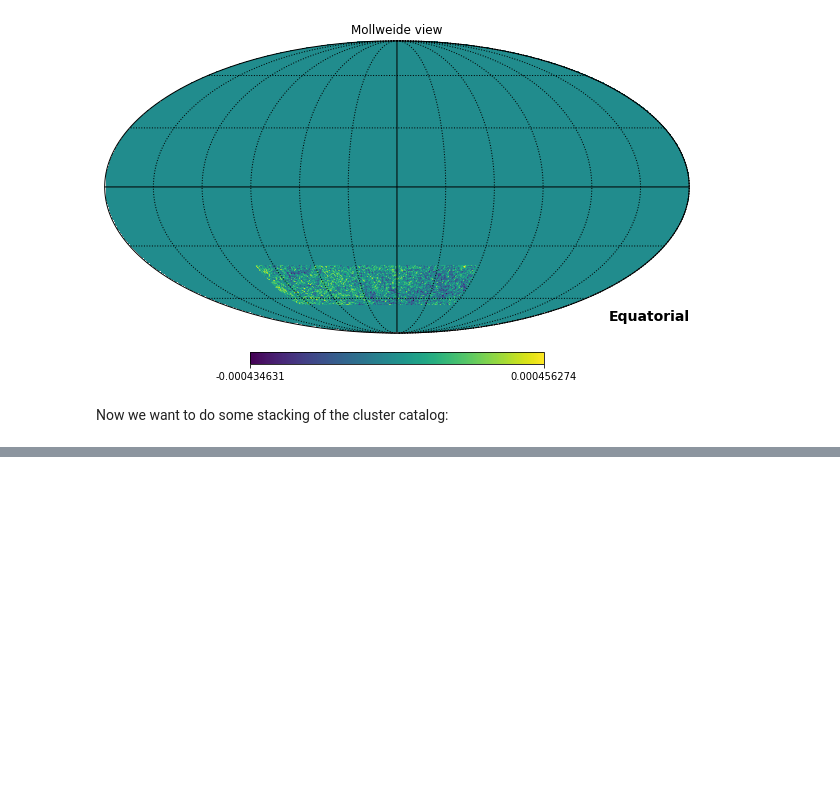
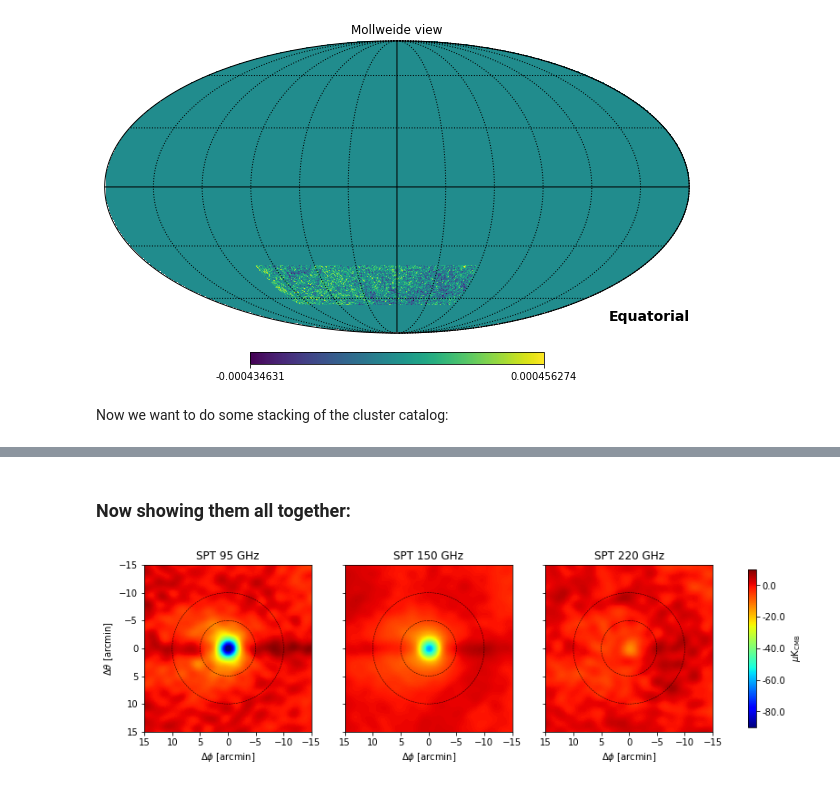
Before and after one commit to JeremyMeinke/mm_astronomy_stacking, a Jupyter notebook: stacking_example.ipynb, the cells around one changed output, grey strips where cells are left out. Saved outputs shown, nothing was run; the diff lists cells and outputs as text; code cells hidden in the pictures; blank space fills up the shorter version.

```diff
--- a/stacking_example.ipynb
+++ b/stacking_example.ipynb
@@ -124,0 +183,10 @@ Now, before we look at the other frequencies, let's "stack" the radial profiles
+# %%
+###clearing precaution
+spt_map = None; del spt_map
+gc.collect()
+###150 GHz
+spt_map = stacking.map_data_healpix_fits("./data/combined_map_150GHz_nside8192_ptsrcmasked_50mJy.fits", unreadable_header=True)
+###Stacking
+spt_150_interp = stacking.stack(spt_map, catalog_ra.to_numpy(), catalog_dec.to_numpy(), side_arcmin, pix_res, interpolate=True)
+spt_150_interp = general.remove_gradient(spt_150_interp * micro_K_correction / cat_len, pix_res=pix_res, center_cut_dist=10)
+spt_150_interp_radial = stacking.stack_radial_avg(spt_map, catalog_ra.to_numpy(), catalog_dec.to_numpy(), radial_edges, pix_res)
@@ -124,0 +202,14 @@ Now, before we look at the other frequencies, let's "stack" the radial profiles
+# %%
+###clearing precaution
+spt_map = None; del spt_map
+gc.collect()
+###220 GHz
+spt_map = stacking.map_data_healpix_fits("./data/combined_map_220GHz_nside8192_ptsrcmasked_50mJy.fits", unreadable_header=True)
+###Stacking
+spt_220_interp = stacking.stack(spt_map, catalog_ra.to_numpy(), catalog_dec.to_numpy(), side_arcmin, pix_res, interpolate=True)
+spt_220_interp = general.remove_gradient(spt_220_interp * micro_K_correction / cat_len, pix_res=pix_res, center_cut_dist=10)
+spt_220_interp_radial = stacking.stack_radial_avg(spt_map, catalog_ra.to_numpy(), catalog_dec.to_numpy(), radial_edges, pix_res)
+
+###clearing precaution
+spt_map = None; del spt_map
+gc.collect()
@@ -124,0 +226,7 @@ Now, before we look at the other frequencies, let's "stack" the radial profiles
+# %% [markdown]
+### Now showing them all together:
+# %%
+###Stamp Cutouts
+general.multi_stack_plot([spt_95_interp, spt_150_interp, spt_220_interp], pix_res, sub_titles=["SPT 95 GHz", "SPT 150 GHz", "SPT 220 GHz"], circle_arcs=[5, 10], cbar_bounds=[-90, 10])
+# %% [output]
+[figure, added]
```
Also changed, not shown: parts of 28 cells of this notebook, 15 other files.
